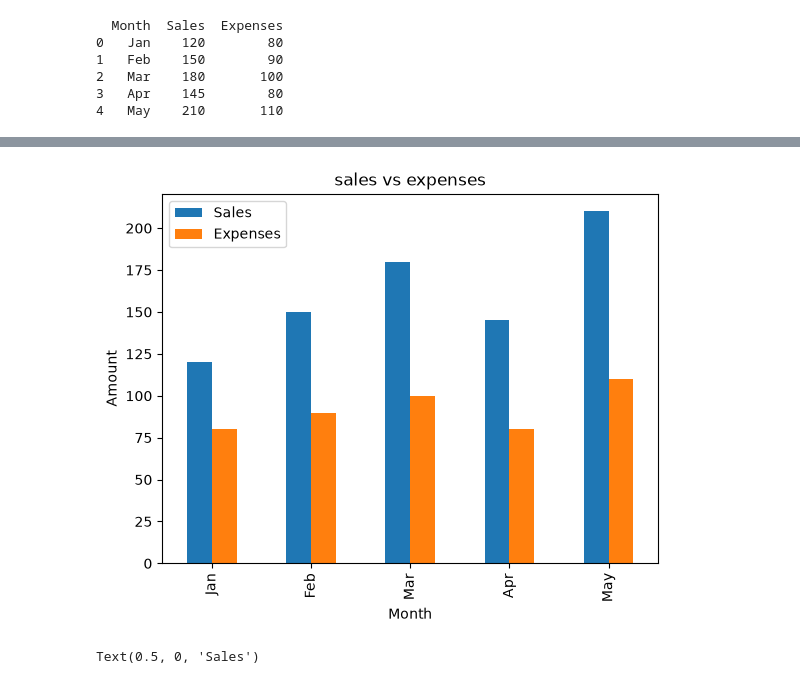
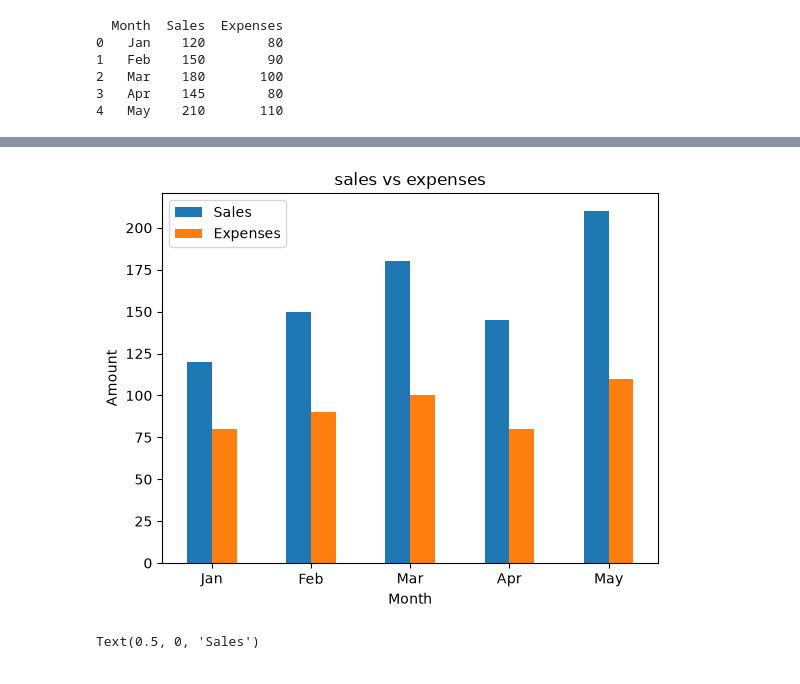
Before and after one commit to zulvanadrian-spec/python-data-visualization, a Jupyter notebook: Matplotlib/plt5/MatplotlibXpandas.ipynb, the cells around one changed output, grey strips where cells are left out. Saved outputs shown, nothing was run; the diff lists cells and outputs as text; code cells hidden in the pictures.

```diff
--- a/Matplotlib/plt5/MatplotlibXpandas.ipynb
+++ b/Matplotlib/plt5/MatplotlibXpandas.ipynb
@@ -36,18 +36,19 @@ KeyError: 'Month'
 # %%
 # --- compare Sales and Expenses ---
 
 df.plot(
     x="Month",
     y=["Sales","Expenses"],
     kind="bar"
 )
 plt.title("sales vs expenses")
 plt.xlabel("Month")
 plt.ylabel("Amount")
+plt.xticks(rotation=0)
 
 plt.show()
 # %% [output]
-[figure, old version]
+[figure, new version]
 # %%
 # --- create a histogram ---
 
```
Also changed, not shown: parts of 2 cells of this notebook.
